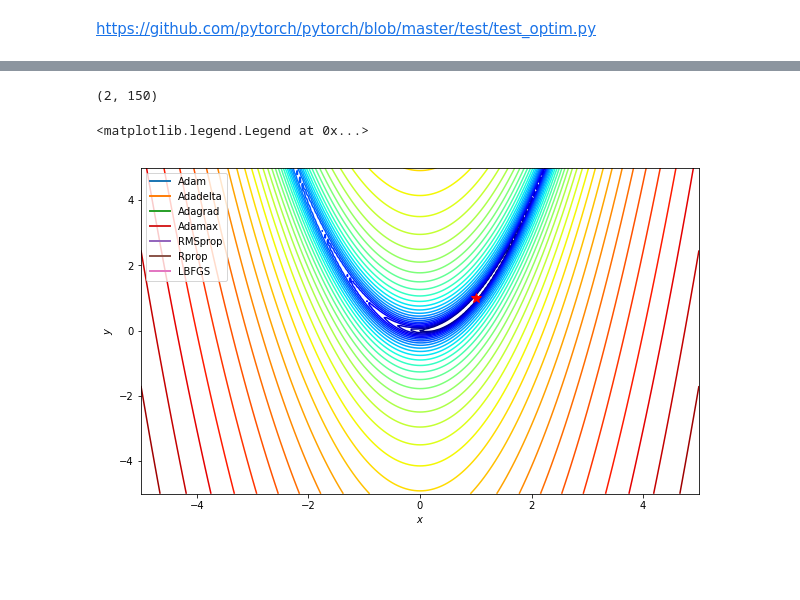
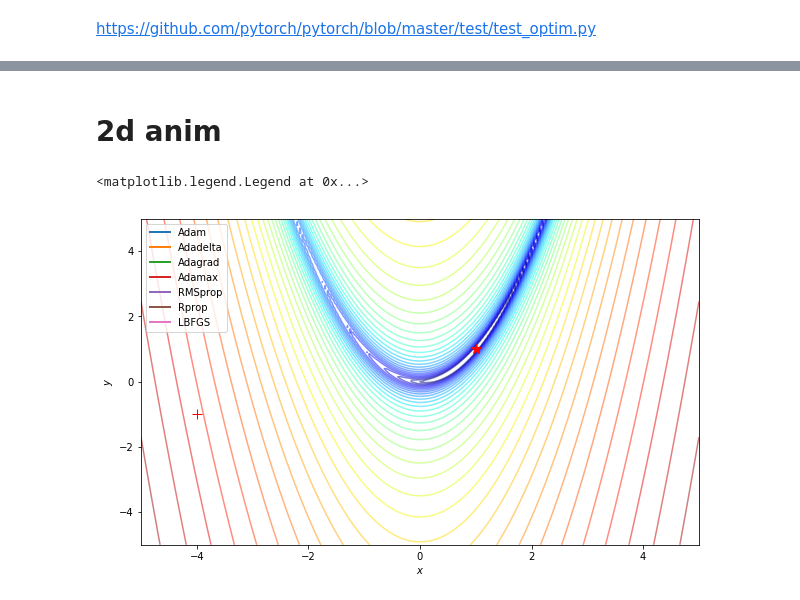
Before and after one commit to wassname/viz_torch_optim, a Jupyter notebook: main.ipynb, the cells around one changed output, grey strips where cells are left out. Drawn from its saved outputs; the diff is of its cells as text; code cells hidden in the pictures; blank space fills up the shorter version.

Commit message:
fixed paths, added sgd, decent results

```diff
--- a/main.ipynb
+++ b/main.ipynb
@@ -183,0 +185,11 @@ plt.legend()
+# %%
+
+for i, name in enumerate(results):
+    plt.plot(np.abs(zpaths[i]-z_min), label=name)
+plt.legend()
+plt.title('loss (mae)')
+# %%
+for name in distance:
+    plt.plot(distance[name], label=name)
+plt.legend()
+plt.title('distance from ideal minima')
@@ -183,0 +211,25 @@ plt.legend()
+# %%
+fig = plt.figure(figsize=(8, 5))
+ax = plt.axes(projection='3d', elev=50, azim=65)
+
+ax.plot_surface(x, y, z, norm=LogNorm(), rstride=1, cstride=1, edgecolor='none', alpha=.25, cmap=plt.cm.jet)
+ax.plot(*minima_, f(minima_), 'r*', markersize=10)
+ax.plot(*_x0, f(_x0), 'r+', markersize=10)
+
+ax.set_xlabel('$x$')
+ax.set_ylabel('$y$')
+ax.set_zlabel('$z$')
+
+ax.set_xlim((xmin, xmax))
+ax.set_ylim((ymin, ymax))
+
+# anim = TrajectoryAnimation3D(*paths, zpaths=zpaths, labels=methods, ax=ax)
+# quick plot to let you debug your steps and learning rate
+ax = plt.gca()
+for i, name in enumerate(results):
+    ax.scatter3D(*results[name].T, zpaths[i], label=name, s=1)
+plt.legend()
+plt.xlim(xmin,xmax)
+plt.ylim(ymin,ymax)
+
+ax.legend(loc='best')
@@ -266,9 +320,3 @@ class TrajectoryAnimation3D(animation.FuncAnimation):
             line.set_data(*path[::,:i])
             line.set_3d_properties(zpath[:i])
         return self.lines
-# %%
-methods = constructors.keys()
-paths = [np.array(data).T] # should be (2,N)
-paths[0].shape
-# %% [output]
-(2, 150)
@@ -277,18 +323,21 @@ zpaths = [[f(p) for p in path.T] for path in paths]
+# %% [markdown]
+# 2d anim
 # %%
 fig, ax = plt.subplots(figsize=(10, 6))
 
-ax.contour(x, y, z, levels=np.logspace(0, 5, 35), norm=LogNorm(), cmap=plt.cm.jet)
+ax.contour(x, y, z, levels=np.logspace(0, 5, 35), norm=LogNorm(), cmap=plt.cm.jet, alpha=0.5)
 ax.plot(*minima_, 'r*', markersize=10)
+ax.plot(*x0, 'r+', markersize=10)
 
 ax.set_xlabel('$x$')
 ax.set_ylabel('$y$')
 
 ax.set_xlim((xmin, xmax))
 ax.set_ylim((ymin, ymax))
 
 anim = TrajectoryAnimation(*paths, labels=methods, ax=ax)
 
 ax.legend(loc='upper left')
 # %% [output]
 <matplotlib.legend.Legend at 0x...>
-[figure, old version]
+[figure, new version]
```
Also changed, not shown: parts of 43 cells of this notebook.
